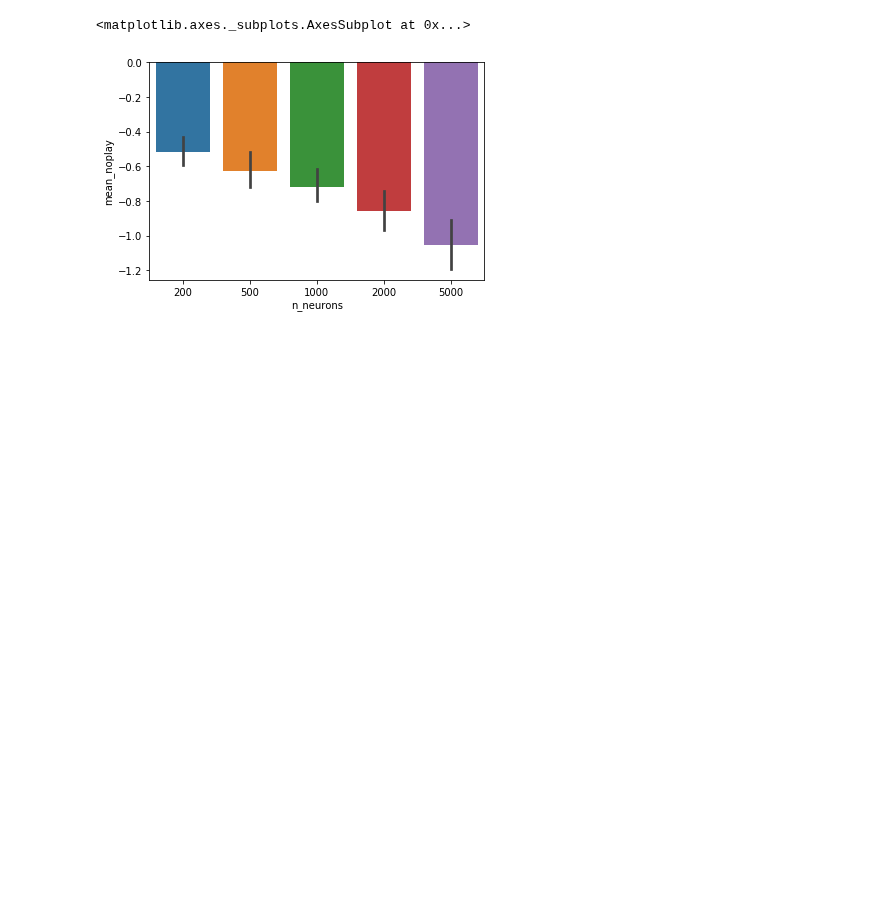
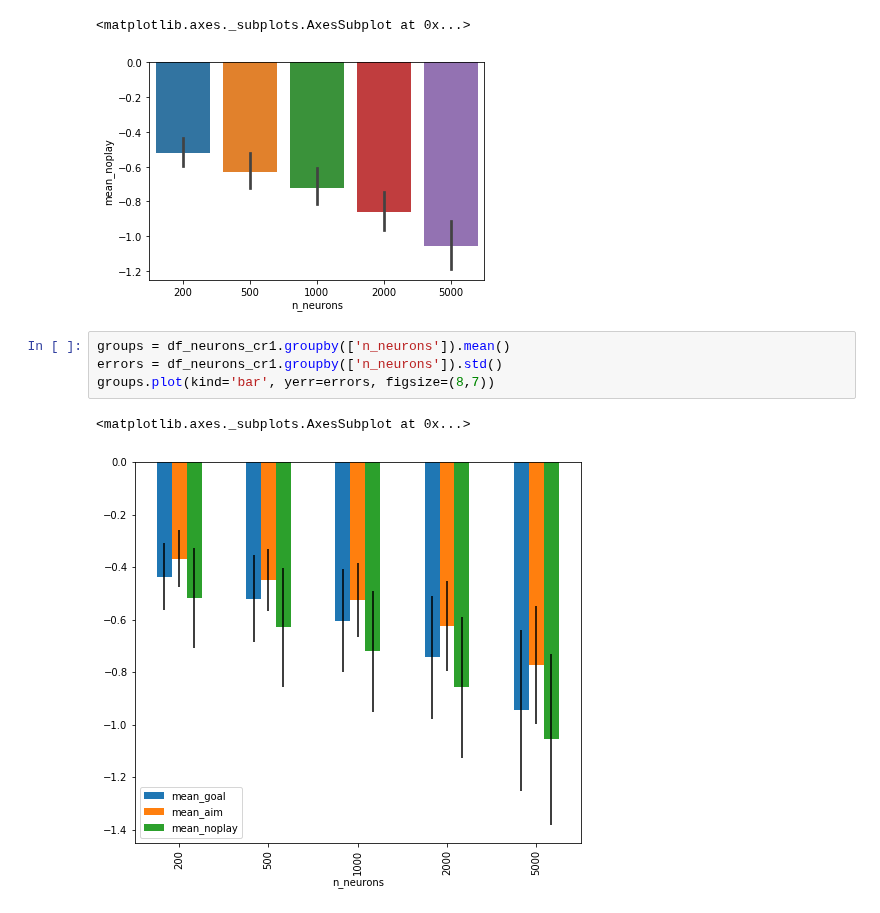
Before and after one commit to maddybartlett/NEN001, a Jupyter notebook: Plots.ipynb, the cells around one changed output. Saved outputs shown, nothing was run; the diff lists cells and outputs as text; blank space fills up the shorter version.

```diff
--- a/Plots.ipynb
+++ b/Plots.ipynb
@@ -88,3 +95,10 @@ seaborn.barplot('n_neurons', 'mean_noplay', data=df_neurons_cr1)
 # %% [output]
 <matplotlib.axes._subplots.AxesSubplot at 0x...>
 [figure]
+# %%
+groups = df_neurons_cr1.groupby(['n_neurons']).mean()
+errors = df_neurons_cr1.groupby(['n_neurons']).std()
+groups.plot(kind='bar', yerr=errors, figsize=(8,7))
+# %% [output]
+<matplotlib.axes._subplots.AxesSubplot at 0x...>
+[figure, added]
```
Also changed, not shown: parts of 3 cells of this notebook.
